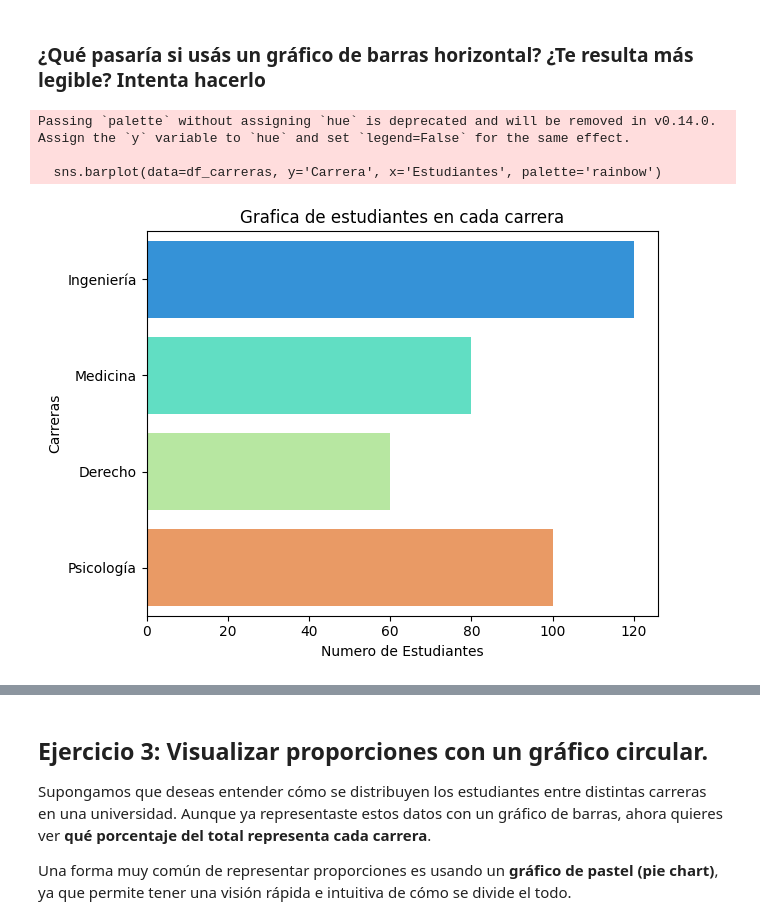
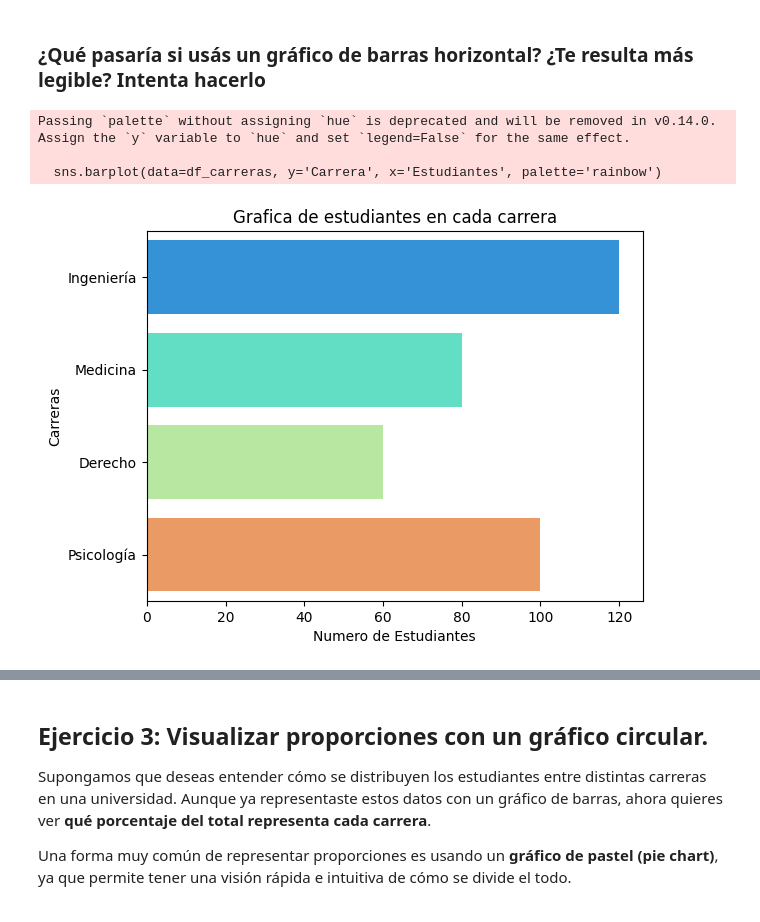
Before and after one commit to 4GeeksAcademy/Eder_matplot-and-seaborn, a Jupyter notebook: notebook/problems.es.ipynb, the cells around one changed output, grey strips where cells are left out. Cells and saved outputs as stored; diff of their text form; code cells hidden in the pictures.

```diff
--- a/notebook/problems.es.ipynb
+++ b/notebook/problems.es.ipynb
@@ -101,13 +121,12 @@ Passing `palette` without assigning `hue` is deprecated and will be removed in v
 # %%
 sns.barplot(data=df_carreras, y='Carrera', x='Estudiantes', palette='rainbow')
 
 plt.title('Grafica de estudiantes en cada carrera')
 plt.xlabel('Numero de Estudiantes')
 plt.ylabel('Carreras')
-plt.tight_layout()
 plt.show()
 # %% [output]
 Passing `palette` without assigning `hue` is deprecated and will be removed in v0.14.0. Assign the `y` variable to `hue` and set `legend=False` for the same effect.
 
   sns.barplot(data=df_carreras, y='Carrera', x='Estudiantes', palette='rainbow')
-[figure, old version]
+[figure, new version]
```
Also changed, not shown: parts of 24 cells of this notebook.
